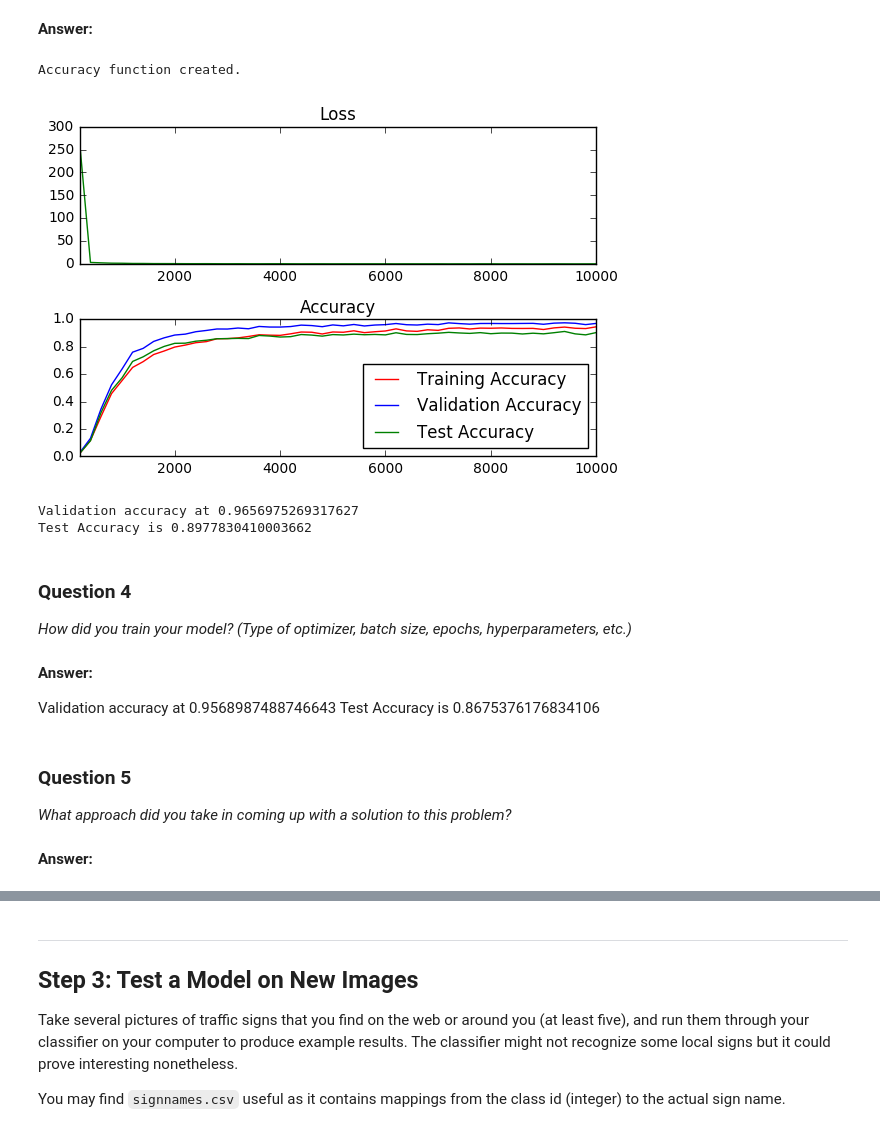
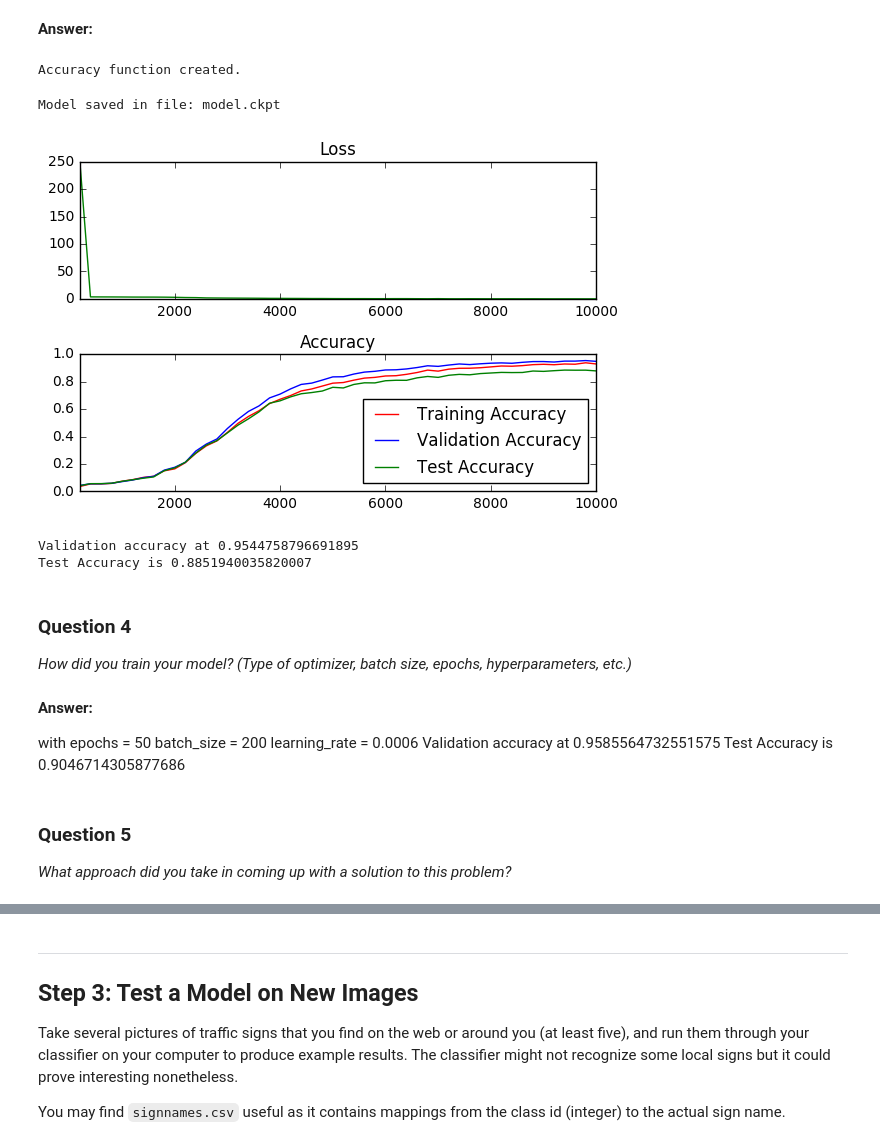
Before and after one commit to anupriyachhabra/traffic-signs, a Jupyter notebook: Traffic_Signs_Recognition.ipynb, the cells around one changed output, grey strips where cells are left out. Drawn from its saved outputs; the diff is of its cells as text; code cells hidden in the pictures.

```diff
--- a/Traffic_Signs_Recognition.ipynb
+++ b/Traffic_Signs_Recognition.ipynb
@@ -245,7 +245,7 @@ labels = tf.placeholder(tf.float32)
 keep_prob = tf.placeholder(tf.float32)
 
 # Feed dicts for training, validation, and test session
-train_feed_dict = {features: X_train, labels: y_train, keep_prob: 0.8}
+train_feed_dict = {features: X_train, labels: y_train, keep_prob: 0.75}
 valid_feed_dict = {features: valid_features, labels: valid_labels, keep_prob: 1.0}
 test_feed_dict = {features: X_test, labels: y_test, keep_prob: 1.0}
 
@@ -270,7 +270,7 @@ hidden = tf.nn.relu(conv + layer1_biases)
 hidden = tf.nn.dropout(hidden, keep_prob)
 conv = tf.nn.conv2d(hidden, layer2_weights, [1, 2, 2, 1], padding='SAME')
 hidden = tf.nn.relu(conv + layer2_biases)
-hidden = tf.nn.dropout(hidden, keep_prob)
+#hidden = tf.nn.dropout(hidden, keep_prob)
 shape = tf.shape(hidden)
 reshape = tf.reshape(hidden, [shape[0], shape[1] * shape[2] * shape[3]])
 hidden = tf.nn.relu(tf.matmul(reshape, layer3_weights) + layer3_biases)
@@ -290,7 +290,7 @@ print('Accuracy function created.')
 
 epochs = 50
 batch_size = 200
-learning_rate = 0.002
+learning_rate = 0.0006
 l1_regularization_strength = 1.0
 l2_regularization_strength = 1.0
 learning_rate_power = -0.5
@@ -300,10 +300,14 @@ initial_accumulator_value = 0.1
 # Optimizer
 #optimizer = tf.train.GradientDescentOptimizer(learning_rate).minimize(loss)
 optimizer = tf.train.AdamOptimizer(learning_rate).minimize(loss)
+#optimizer = tf.train.FtrlOptimizer(learning_rate).minimize(loss)
 #optimizer = tf.train.FtrlOptimizer(learning_rate,learning_rate_power, initial_accumulator_value, l1_regularization_strength,l2_regularization_strength, False).minimize(loss)
 
 #initialize
 init = tf.initialize_all_variables()
+
+# Add ops to save and restore all the variables.
+saver = tf.train.Saver()
 
 # The accuracy measured against the validation set
 validation_accuracy = 0.0
@@ -335,7 +339,7 @@ with tf.Session() as session:
             # Run optimizer and get loss
             _, l = session.run(
                 [optimizer, loss],
-                feed_dict={features: batch_features, labels: batch_labels, keep_prob: 0.8})
+                feed_dict={features: batch_features, labels: batch_labels, keep_prob: 0.75})
 
             # Log every 50 batches
             if not batch_i % log_batch_step:
@@ -349,36 +353,41 @@ with tf.Session() as session:
                 batches.append(log_batch_step + previous_batch)
                 loss_batch.append(l)
                 train_acc_batch.append(training_accuracy)
                 valid_acc_batch.append(validation_accuracy)
                 test_acc_batch.append(test_accuracy)
 
         # Check accuracy against Validation data
         validation_accuracy = session.run(accuracy, feed_dict=valid_feed_dict)
         # Check accuracy against Test data
         test_accuracy = session.run(accuracy, feed_dict=test_feed_dict)
 
+    # Save the variables to disk.
+    save_path = saver.save(session, "model.ckpt")
+    print("Model saved in file: %s" % save_path)
+
 loss_plot = plt.subplot(211)
 loss_plot.set_title('Loss')
 loss_plot.plot(batches, loss_batch, 'g')
 loss_plot.set_xlim([batches[0], batches[-1]])
 acc_plot = plt.subplot(212)
 acc_plot.set_title('Accuracy')
 acc_plot.plot(batches, train_acc_batch, 'r', label='Training Accuracy')
 acc_plot.plot(batches, valid_acc_batch, 'b', label='Validation Accuracy')
 acc_plot.plot(batches, test_acc_batch, 'g', label='Test Accuracy')
 acc_plot.set_ylim([0, 1.0])
 acc_plot.set_xlim([batches[0], batches[-1]])
 acc_plot.legend(loc=4)
 plt.tight_layout()
 plt.show()
 
 print('Validation accuracy at {}'.format(validation_accuracy))
 print('Test Accuracy is {}'.format(test_accuracy))
 # %% [output]
 Accuracy function created.
+Model saved in file: model.ckpt
-[figure, old version]
+[figure, new version]
-Validation accuracy at 0.9656975269317627
-Test Accuracy is 0.8977830410003662
+Validation accuracy at 0.9544758796691895
+Test Accuracy is 0.8851940035820007
 # %% [markdown]
 ### Question 4
 
@@ -386,12 +395,14 @@ _How did you train your model? (Type of optimizer, batch size, epochs, hyperpara
 # %% [markdown]
 **Answer:**
 
-Validation accuracy at 0.9568987488746643
-Test Accuracy is 0.8675376176834106
+with
+epochs = 50
+batch_size = 200
+learning_rate = 0.0006
+Validation accuracy at 0.9585564732551575
+Test Accuracy is 0.9046714305877686
 # %% [markdown]
 ### Question 5
 
 
 _What approach did you take in coming up with a solution to this problem?_
-# %% [markdown]
-**Answer:**
```
Also changed, not shown: parts of 7 cells of this notebook, 6 other files.
